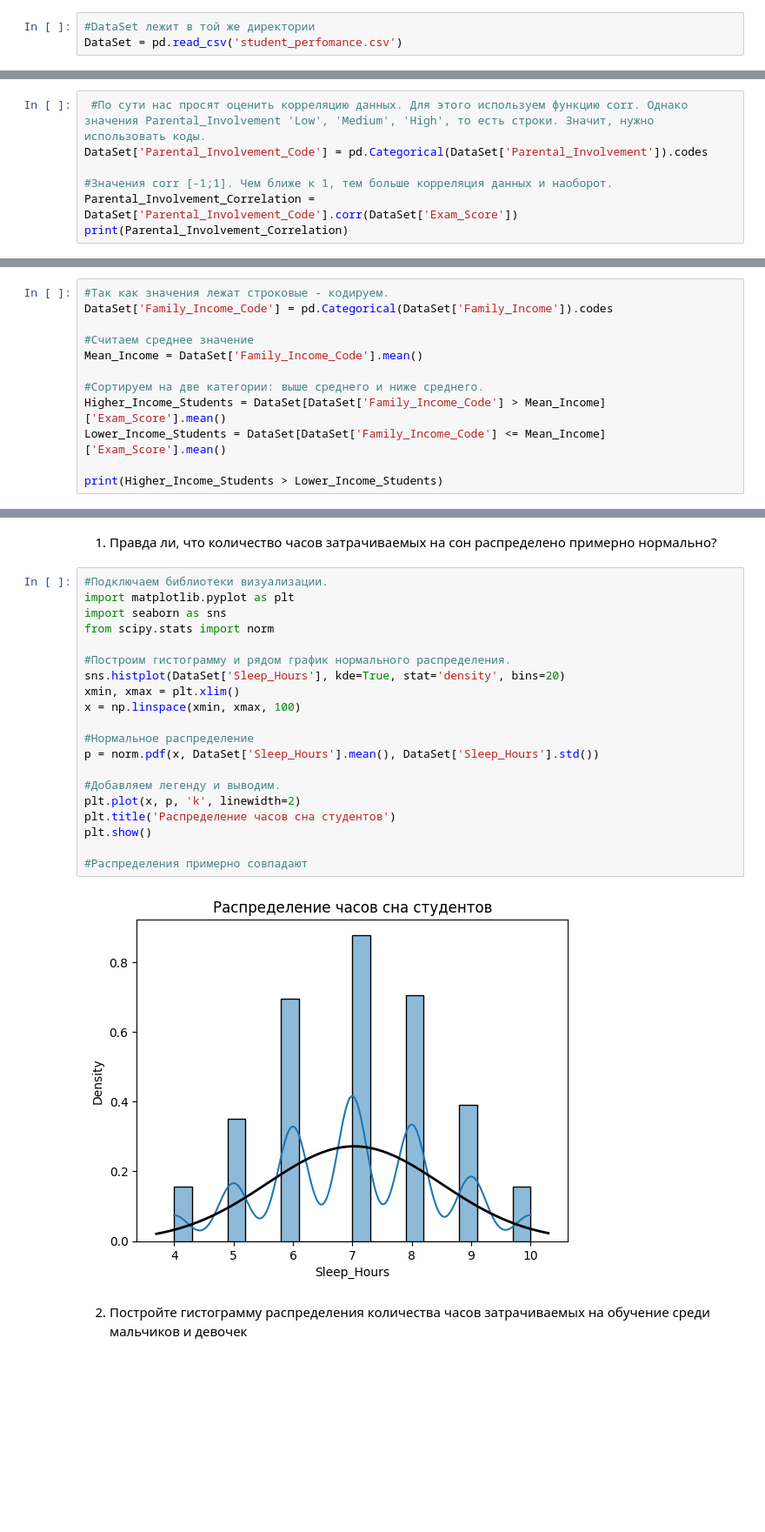
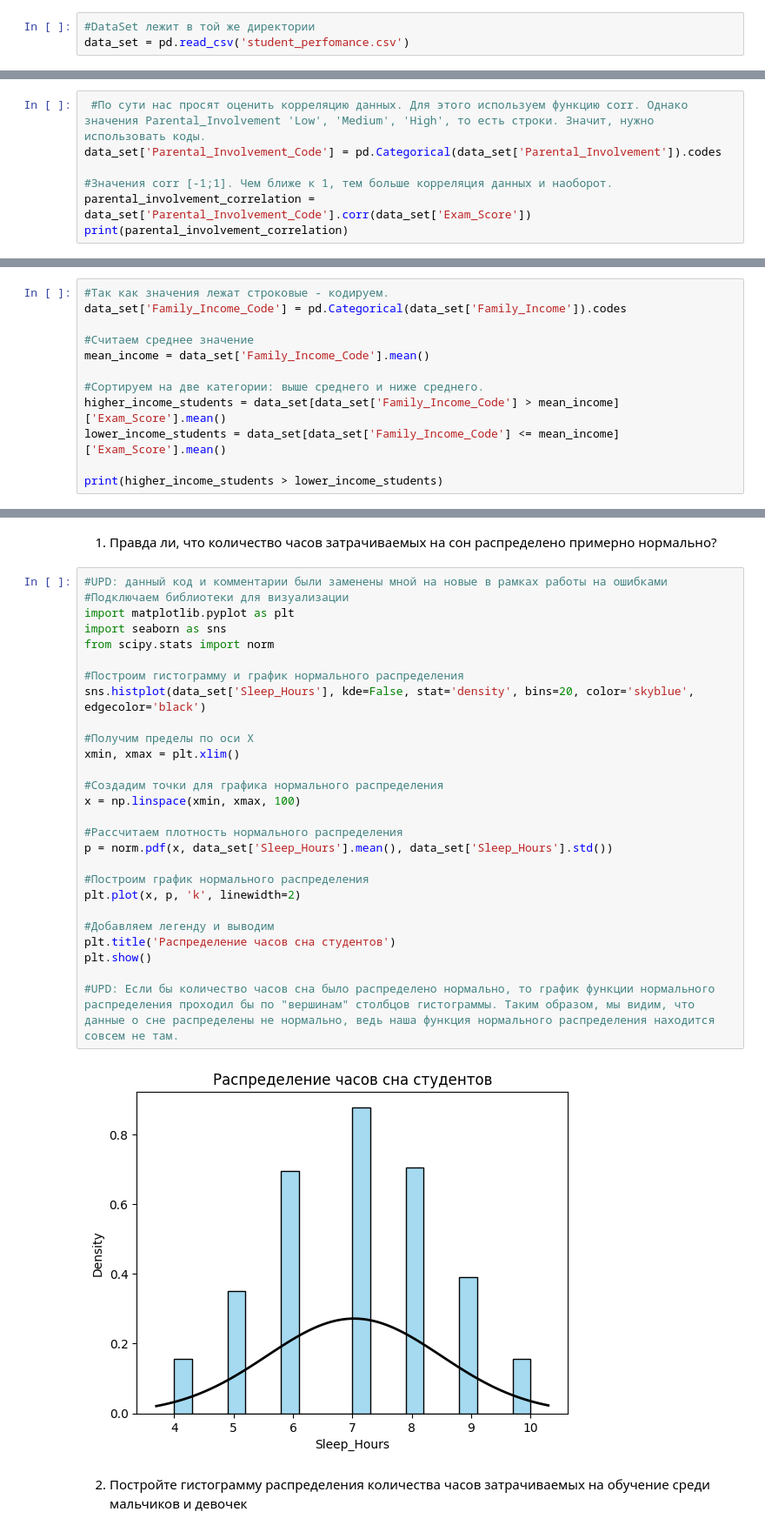
Before and after one commit to Nyamerka/ML_MAI, a Jupyter notebook: lab1/Lab1-6.ipynb, the cells around one changed output, grey strips where cells are left out. Shown: that part at 87% size. Drawn from its saved outputs; the diff is of its cells as text; blank space fills up the shorter version.

```diff
--- a/lab1/Lab1-6.ipynb
+++ b/lab1/Lab1-6.ipynb
@@ -208,7 +208,7 @@ Exam_Score - оценка на конечном экзамене
 import pandas as pd
 # %%
 #DataSet лежит в той же директории
-DataSet = pd.read_csv('student_perfomance.csv')
+data_set = pd.read_csv('student_perfomance.csv')
 # %% [markdown]
 1. Посчитайте среднее кол-во часов уделяемое на сон студентами
 # %%
@@ -274,27 +274,27 @@ True
 8. Как влияет участие родителей на результаты экзаменов
 # %%
  #По сути нас просят оценить корреляцию данных. Для этого используем функцию corr. Однако значения Parental_Involvement 'Low', 'Medium', 'High', то есть строки. Значит, нужно использовать коды.
-DataSet['Parental_Involvement_Code'] = pd.Categorical(DataSet['Parental_Involvement']).codes
+data_set['Parental_Involvement_Code'] = pd.Categorical(data_set['Parental_Involvement']).codes
 
 #Значения corr [-1;1]. Чем ближе к 1, тем больше корреляция данных и наоборот.
-Parental_Involvement_Correlation = DataSet['Parental_Involvement_Code'].corr(DataSet['Exam_Score'])
-print(Parental_Involvement_Correlation)
+parental_involvement_correlation = data_set['Parental_Involvement_Code'].corr(data_set['Exam_Score'])
+print(parental_involvement_correlation)
 # %% [output]
 -0.09428866892430131
 # %% [markdown]
 9. Правда ли, что в семьях с доходом больше среднего дети сдают экзамены лучше?
 # %%
 #Так как значения лежат строковые - кодируем.
-DataSet['Family_Income_Code'] = pd.Categorical(DataSet['Family_Income']).codes
+data_set['Family_Income_Code'] = pd.Categorical(data_set['Family_Income']).codes
 
 #Считаем среднее значение
-Mean_Income = DataSet['Family_Income_Code'].mean()
+mean_income = data_set['Family_Income_Code'].mean()
 
 #Сортируем на две категории: выше среднего и ниже среднего.
-Higher_Income_Students = DataSet[DataSet['Family_Income_Code'] > Mean_Income]['Exam_Score'].mean()
-Lower_Income_Students = DataSet[DataSet['Family_Income_Code'] <= Mean_Income]['Exam_Score'].mean()
+higher_income_students = data_set[data_set['Family_Income_Code'] > mean_income]['Exam_Score'].mean()
+lower_income_students = data_set[data_set['Family_Income_Code'] <= mean_income]['Exam_Score'].mean()
 
-print(Higher_Income_Students > Lower_Income_Students)
+print(higher_income_students > lower_income_students)
 # %% [output]
 True
 # %% [markdown]
@@ -320,27 +320,34 @@ print(Percentage_Of_High_Score)
 # %% [markdown]
 1. Правда ли, что количество часов затрачиваемых на сон распределено примерно нормально?
 # %%
-#Подключаем библиотеки визуализации.
+#UPD: данный код и комментарии были заменены мной на новые в рамках работы на ошибками
+#Подключаем библиотеки для визуализации
 import matplotlib.pyplot as plt
 import seaborn as sns
 from scipy.stats import norm
 
-#Построим гистограмму и рядом график нормального распределения.
-sns.histplot(DataSet['Sleep_Hours'], kde=True, stat='density', bins=20)
+#Построим гистограмму и график нормального распределения
+sns.histplot(data_set['Sleep_Hours'], kde=False, stat='density', bins=20, color='skyblue', edgecolor='black')
+
+#Получим пределы по оси X
 xmin, xmax = plt.xlim()
+
+#Создадим точки для графика нормального распределения
 x = np.linspace(xmin, xmax, 100)
 
-#Нормальное распределение
-p = norm.pdf(x, DataSet['Sleep_Hours'].mean(), DataSet['Sleep_Hours'].std())
+#Рассчитаем плотность нормального распределения
+p = norm.pdf(x, data_set['Sleep_Hours'].mean(), data_set['Sleep_Hours'].std())
 
-#Добавляем легенду и выводим.
+#Построим график нормального распределения
 plt.plot(x, p, 'k', linewidth=2)
+
+#Добавляем легенду и выводим
 plt.title('Распределение часов сна студентов')
 plt.show()
 
-#Распределения примерно совпадают
+#UPD: Если бы количество часов сна было распределено нормально, то график функции нормального распределения проходил бы по "вершинам" столбцов гистограммы. Таким образом, мы видим, что данные о сне распределены не нормально, ведь наша функция нормального распределения находится совсем не там.
 # %% [output]
-[figure, old version]
+[figure, new version]
 # %% [markdown]
 2. Постройте гистограмму распределения количества часов затрачиваемых на обучение среди мальчиков и девочек
 # %%
```
Also changed, not shown: parts of 22 cells of this notebook.
